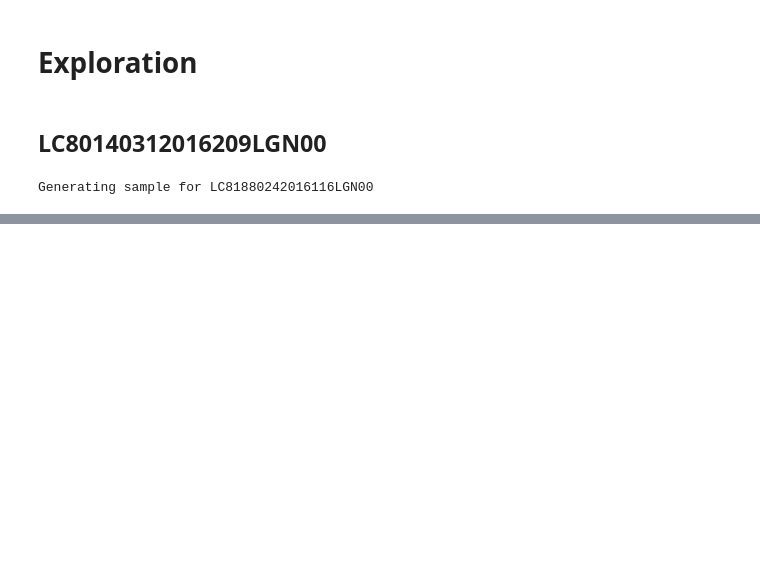
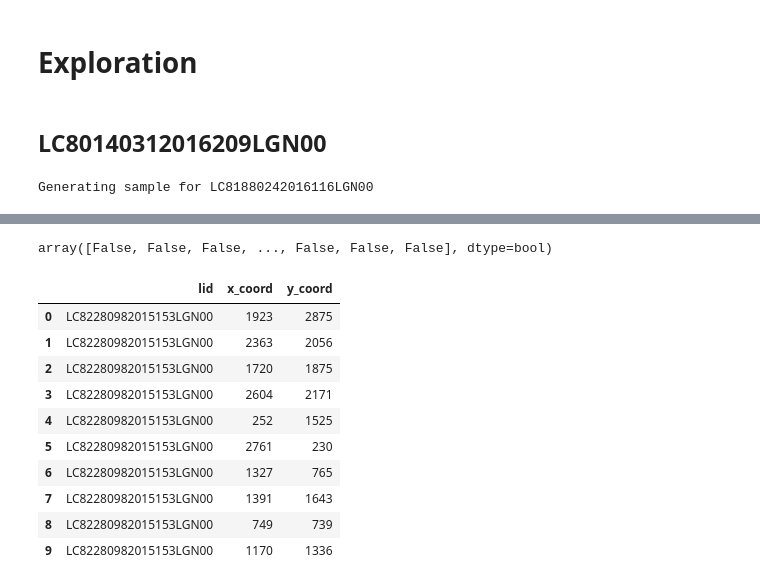
Before and after one commit to frankwang95/earth, a Jupyter notebook: earth/projects/land_class/research/cloud_clustering.ipynb, the cells around one changed output, grey strips where cells are left out. Saved outputs shown, nothing was run; the diff lists cells and outputs as text; code cells hidden in the pictures; blank space fills up the shorter version.

```diff
--- a/earth/projects/land_class/research/cloud_clustering.ipynb
+++ b/earth/projects/land_class/research/cloud_clustering.ipynb
@@ -132,0 +143,19 @@ imshow(np.asarray(image))
+# %%
+np.isin(cluster_labels, [])
+# %% [output]
+array([False, False, False, ..., False, False, False], dtype=bool)
+# %%
+reference_df = reference_df.rename({'sceneid': 'lid', 'x': 'x_coord', 'y': 'y_coord'})
+reference_df[:10]
+# %% [output]
+|  | lid | x_coord | y_coord |
+| 0 | LC82280982015153LGN00 | 1923 | 2875 |
+| 1 | LC82280982015153LGN00 | 2363 | 2056 |
+| 2 | LC82280982015153LGN00 | 1720 | 1875 |
+| 3 | LC82280982015153LGN00 | 2604 | 2171 |
+| 4 | LC82280982015153LGN00 | 252 | 1525 |
+| 5 | LC82280982015153LGN00 | 2761 | 230 |
+| 6 | LC82280982015153LGN00 | 1327 | 765 |
+| 7 | LC82280982015153LGN00 | 1391 | 1643 |
+| 8 | LC82280982015153LGN00 | 749 | 739 |
+| 9 | LC82280982015153LGN00 | 1170 | 1336 |
```
Also changed, not shown: parts of 13 cells of this notebook, 8 other files.
